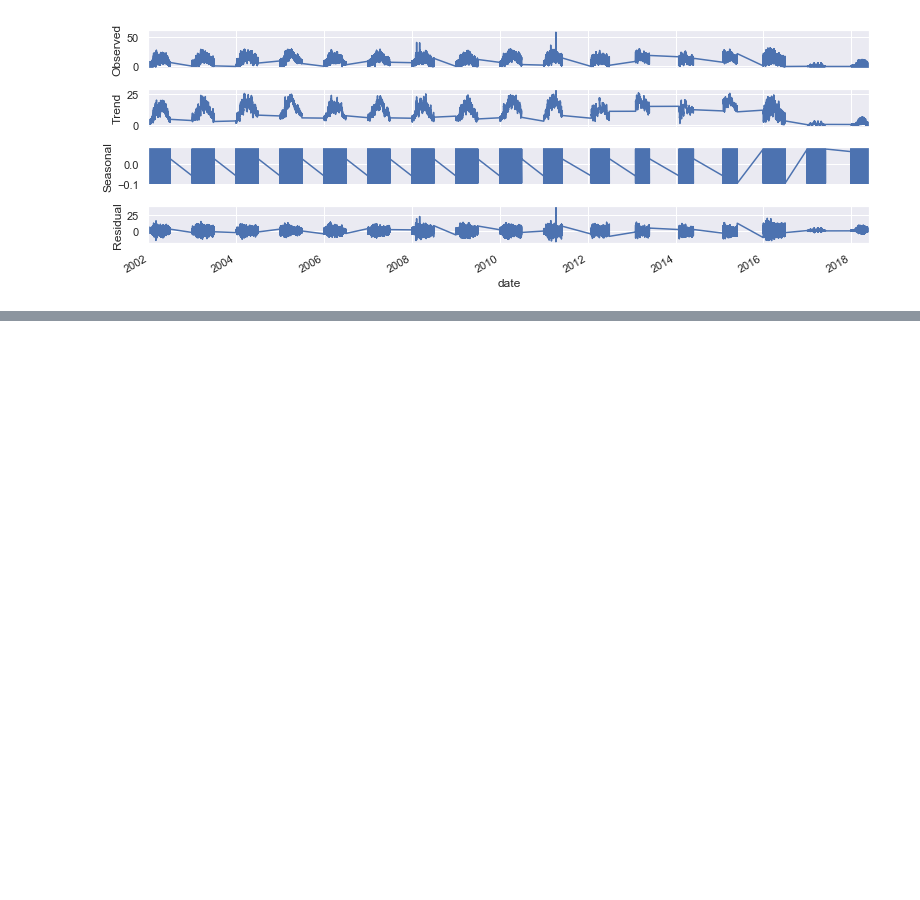
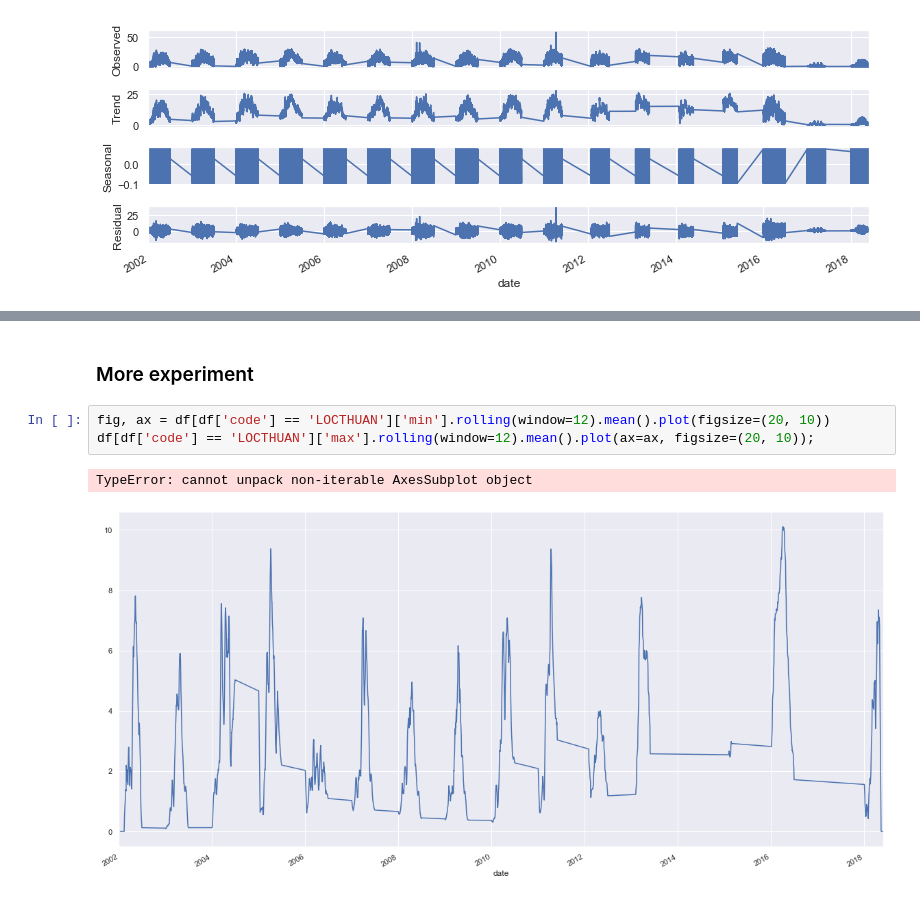
Before and after one commit to elbertsoftware/SpringboardAIC, a Jupyter notebook: salinization/dev/pandas-viz/ben-tre-viz.ipynb, the cells around one changed output, grey strips where cells are left out. Saved outputs shown, nothing was run; the diff lists cells and outputs as text; blank space fills up the shorter version.

```diff
--- a/salinization/dev/pandas-viz/ben-tre-viz.ipynb
+++ b/salinization/dev/pandas-viz/ben-tre-viz.ipynb
@@ -565,0 +516,8 @@ Name: max, Length: 13349, dtype: float64
+# %% [markdown]
+### More experiment
+# %%
+fig, ax = df[df['code'] == 'LOCTHUAN']['min'].rolling(window=12).mean().plot(figsize=(20, 10))
+df[df['code'] == 'LOCTHUAN']['max'].rolling(window=12).mean().plot(ax=ax, figsize=(20, 10));
+# %% [output]
+TypeError: cannot unpack non-iterable AxesSubplot object
+[figure, added]
```
Also changed, not shown: parts of 9 cells of this notebook, 3 other files.
